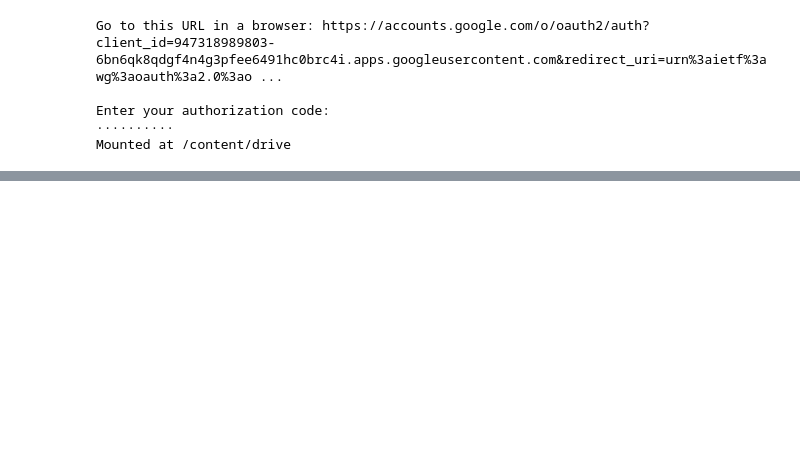
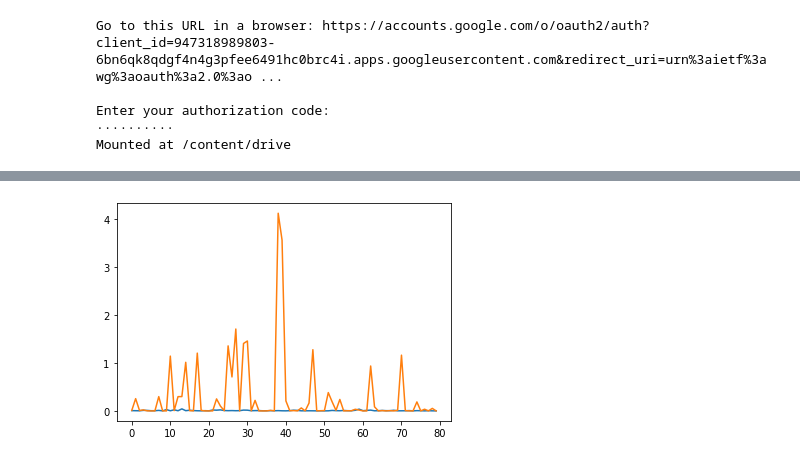
Before and after one commit to hashemi124/ANN_edu_deep, a Jupyter notebook: Untitled10.ipynb, the cells around one changed output, grey strips where cells are left out. Drawn from its saved outputs; the diff is of its cells as text; code cells hidden in the pictures; blank space fills up the shorter version.

```diff
--- a/Untitled10.ipynb
+++ b/Untitled10.ipynb
@@ -23,14 +23,15 @@ width = 299
 height = 299
 # %%
 data_generator = ImageDataGenerator(
-    rotation_range = 10,
+    fill_mode="nearest",
+    rotation_range = 20,
     horizontal_flip = True,
     vertical_flip = True,
     zoom_range = 0.1,
     width_shift_range = 0.2,
-    height_shift_range = 0.1,
+    height_shift_range = 0.2,
     rescale = 1 / 255,
-    validation_split =0.2,
+    validation_split =0.1,
 
 )
 
@@ -38,6 +39,7 @@ train_data = data_generator.flow_from_directory(
     dir,
     target_size = (width, height),
     batch_size = 8,
+
     # save_to_dir = '/content/drive/My Drive/Colab Notebooks/augment_animals',
     class_mode = 'categorical',
     subset = 'training'
@@ -98,7 +95,7 @@ batch_size = 32
 output = model.fit(
     train_data,
     steps_per_epoch = train_data.samples // batch_size,
-    epochs = 1,
+    epochs = 80,
     validation_data = validation_data,
     validation_steps = validation_data.samples // batch_size,
    # class_weight = {0:1 , 1:1 , 2:2},
@@ -120,3 +132,9 @@ model = keras.models.load_model('/content/drive/My Drive/Colab Notebooks/caltech
+# %%
+plt.plot(output.history['loss'])
+plt.plot(output.history['val_loss'])
+plt.show()
+# %% [output]
+[figure, added]
 # %%
 model.save_weights('c:\model.h5')
 # %%
```
Also changed, not shown: parts of 23 cells of this notebook.
